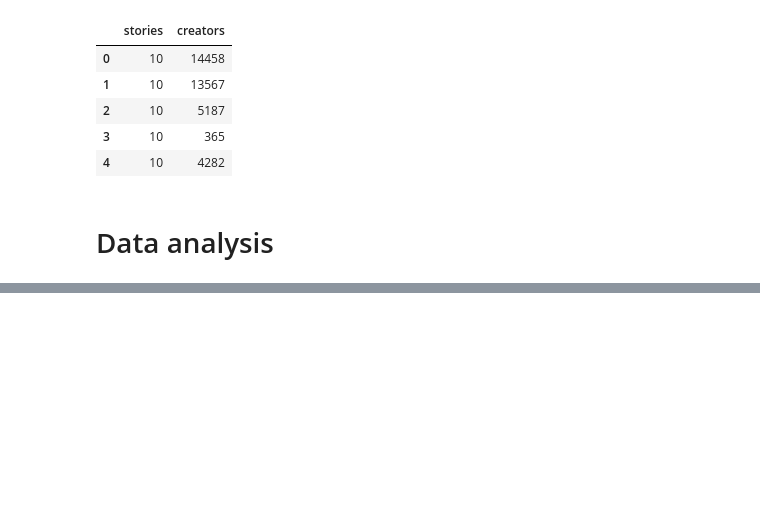
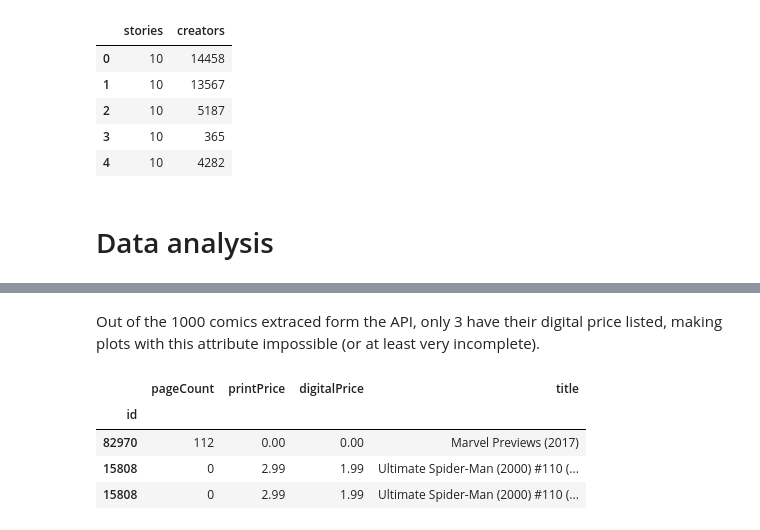
Before and after one commit to eduardafneumann/desafio-tecnico-aleon, a Jupyter notebook: main.ipynb, the cells around one changed output, grey strips where cells are left out. Drawn from its saved outputs; the diff is of its cells as text; code cells hidden in the pictures; blank space fills up the shorter version.

```diff
--- a/main.ipynb
+++ b/main.ipynb
@@ -628,0 +779,10 @@ import altair
+# %% [markdown]
+Out of the 1000 comics extraced form the API, only 3 have their digital price listed, making plots with this attribute impossible (or at least very incomplete).
+# %%
+comics_df.loc[np.isnan(comics_df["digitalPrice"]) == False]
+# %% [output]
+|  | pageCount | printPrice | digitalPrice | title |
+| id |  |  |  |  |
+| 82970 | 112 | 0.00 | 0.00 | Marvel Previews (2017) |
+| 15808 | 0 | 2.99 | 1.99 | Ultimate Spider-Man (2000) #110 (... |
+| 15808 | 0 | 2.99 | 1.99 | Ultimate Spider-Man (2000) #110 (... |
```
Also changed, not shown: parts of 24 cells of this notebook, 3 other files.
